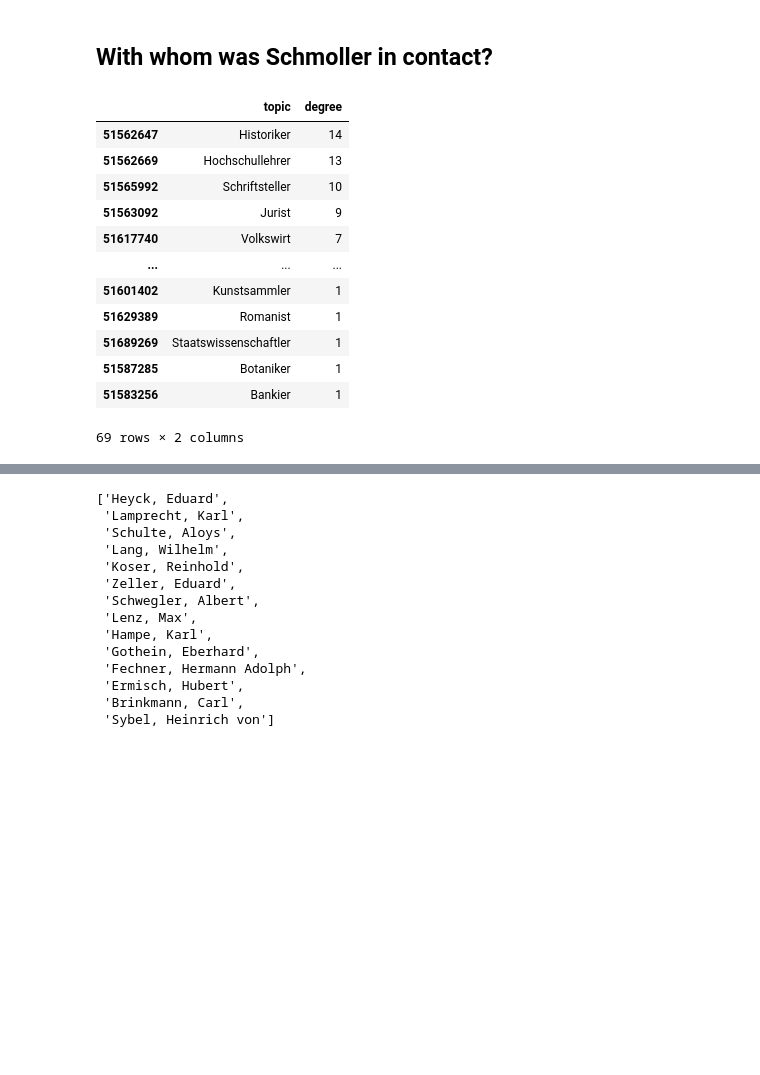
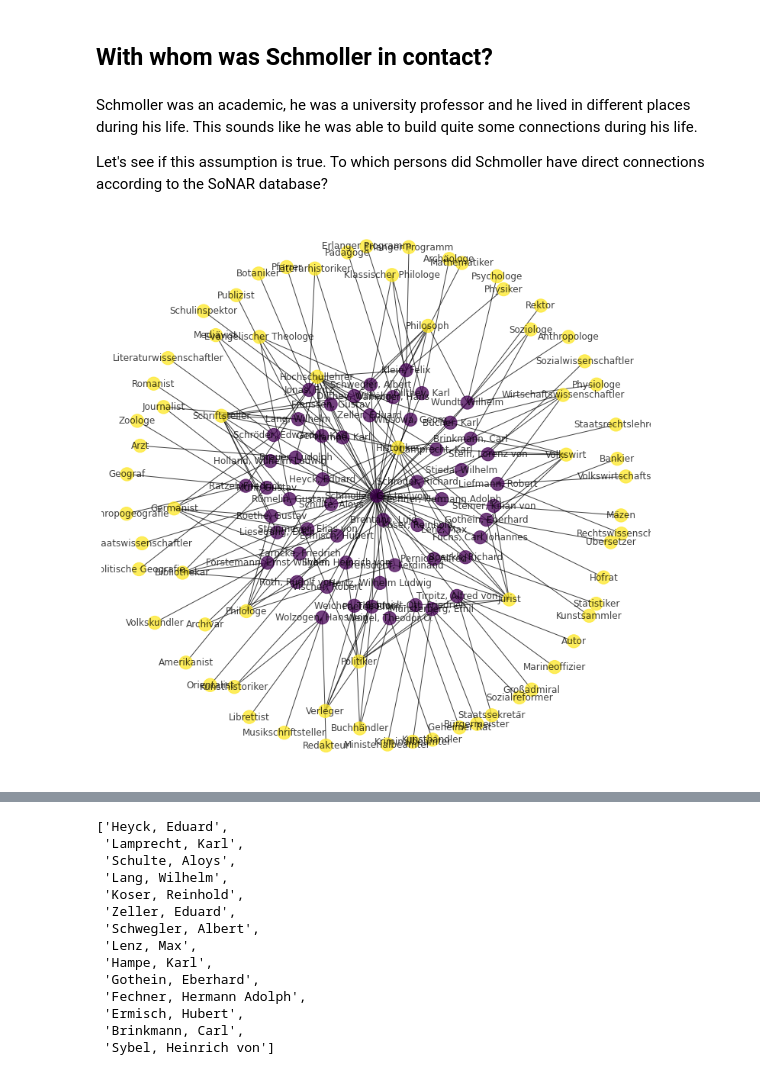
Before and after one commit to sonar-idh/jupyter-curriculum, a Jupyter notebook: notebooks/Notebook 5 - History of Economics.ipynb, the cells around one changed output, grey strips where cells are left out. Cells and saved outputs as stored; diff of their text form; code cells hidden in the pictures; blank space fills up the shorter version.

```diff
--- a/notebooks/Notebook 5 - History of Economics.ipynb
+++ b/notebooks/Notebook 5 - History of Economics.ipynb
@@ -91,5 +132,9 @@ Berlin
 # %% [markdown]
 ## With whom was Schmoller in contact?
+# %% [markdown]
+Schmoller was an academic, he was a university professor and he lived in different places during his life. This sounds like he was able to build quite some connections during his life.
+
+Let's see if this assumption is true. To which persons did Schmoller have direct connections according to the SoNAR database?
 # %%
 driver = GraphDatabase.driver(uri, auth=(user, password))
 
@@ -113,25 +151,24 @@ for term in connections_topic_ids:
-# %%
-import pandas as pd
-
-topicterms_df = pd.DataFrame(connections_topic_names, index = connections_topic_ids, columns = ["topic"])
-
-degree_list = []
-for topic in connections_topic_names:
-    degree_list.append(G.degree(topicterms_df.loc[topicterms_df["topic"] == topic].index[0]))
-
-topicterms_df["degree"] = degree_list
-topicterms_df.sort_values("degree", ascending=False)
-# %% [output]
-|  | topic | degree |
-| 51562647 | Historiker | 14 |
-| 51562669 | Hochschullehrer | 13 |
-| 51565992 | Schriftsteller | 10 |
-| 51563092 | Jurist | 9 |
-| 51617740 | Volkswirt | 7 |
-| ... | ... | ... |
-| 51601402 | Kunstsammler | 1 |
-| 51629389 | Romanist | 1 |
-| 51689269 | Staatswissenschaftler | 1 |
-| 51587285 | Botaniker | 1 |
-| 51583256 | Bankier | 1 |
-69 rows × 2 columns
+# %%
+from itertools import count
+
+pos = nx.kamada_kawai_layout(G)
+plt.rcParams['figure.figsize'] = [10, 10]
+
+node_labels_names = nx.get_node_attributes(G, "Name")
+node_labels_titles = nx.get_node_attributes(G, "Title")
+node_labels = {**node_labels_names, **node_labels_titles}
+
+groups = set(nx.get_node_attributes(G,'type').values())
+mapping = dict(zip(sorted(groups),count()))
+color_map = [mapping[G.nodes()[n]['type']] for n in G.nodes()]
+
+node_types = nx.get_node_attributes(G, "type")
+
+edge_labels = nx.get_edge_attributes(G, "SourceType")
+
+nx.draw(G, pos = pos, labels = node_labels, alpha = 0.75, node_color = color_map)
+#nx.draw_networkx_edge_labels(G,pos,edge_labels=edge_labels, label_pos=0.5)
+
+plt.show()
+# %% [output]
+[figure, added]
```
Also changed, not shown: parts of 33 cells of this notebook, 1 other file.
